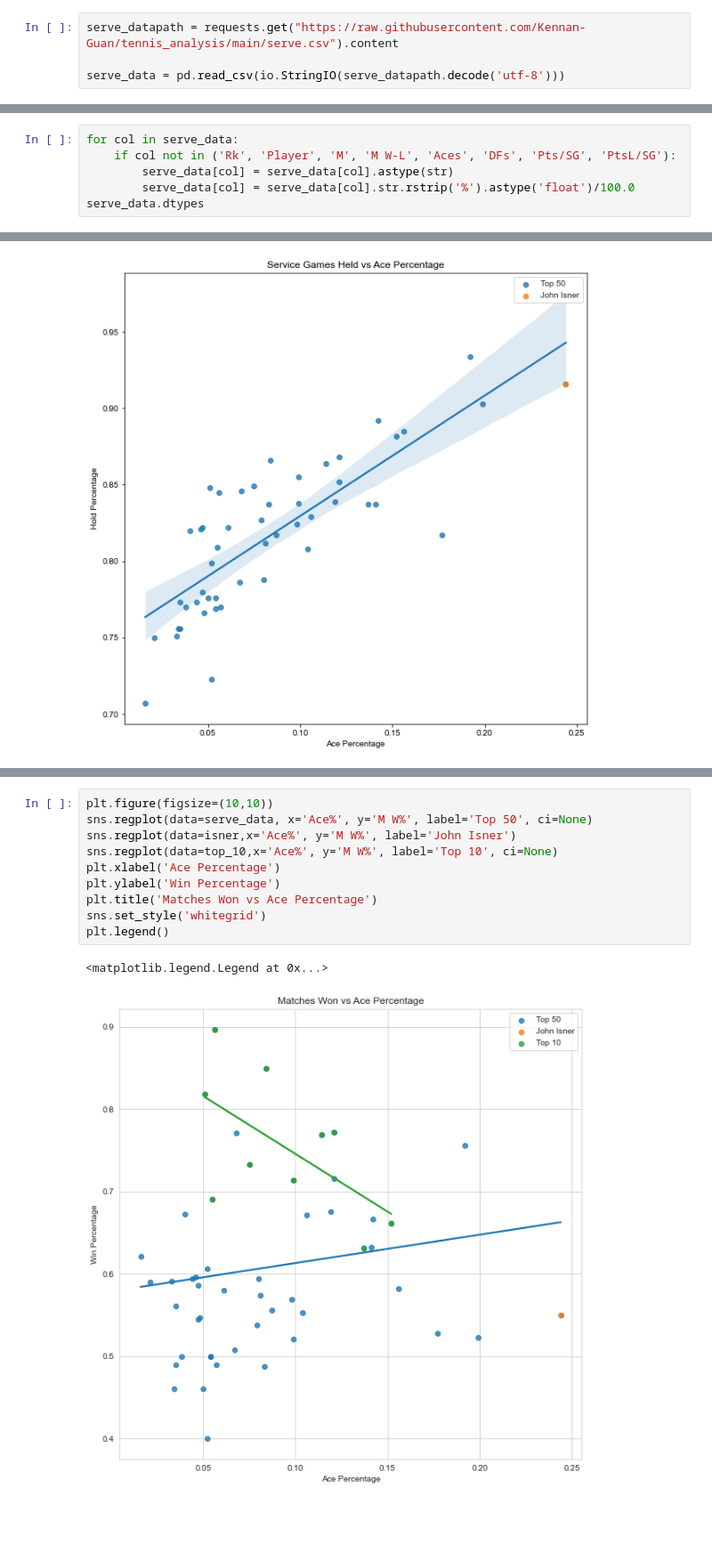
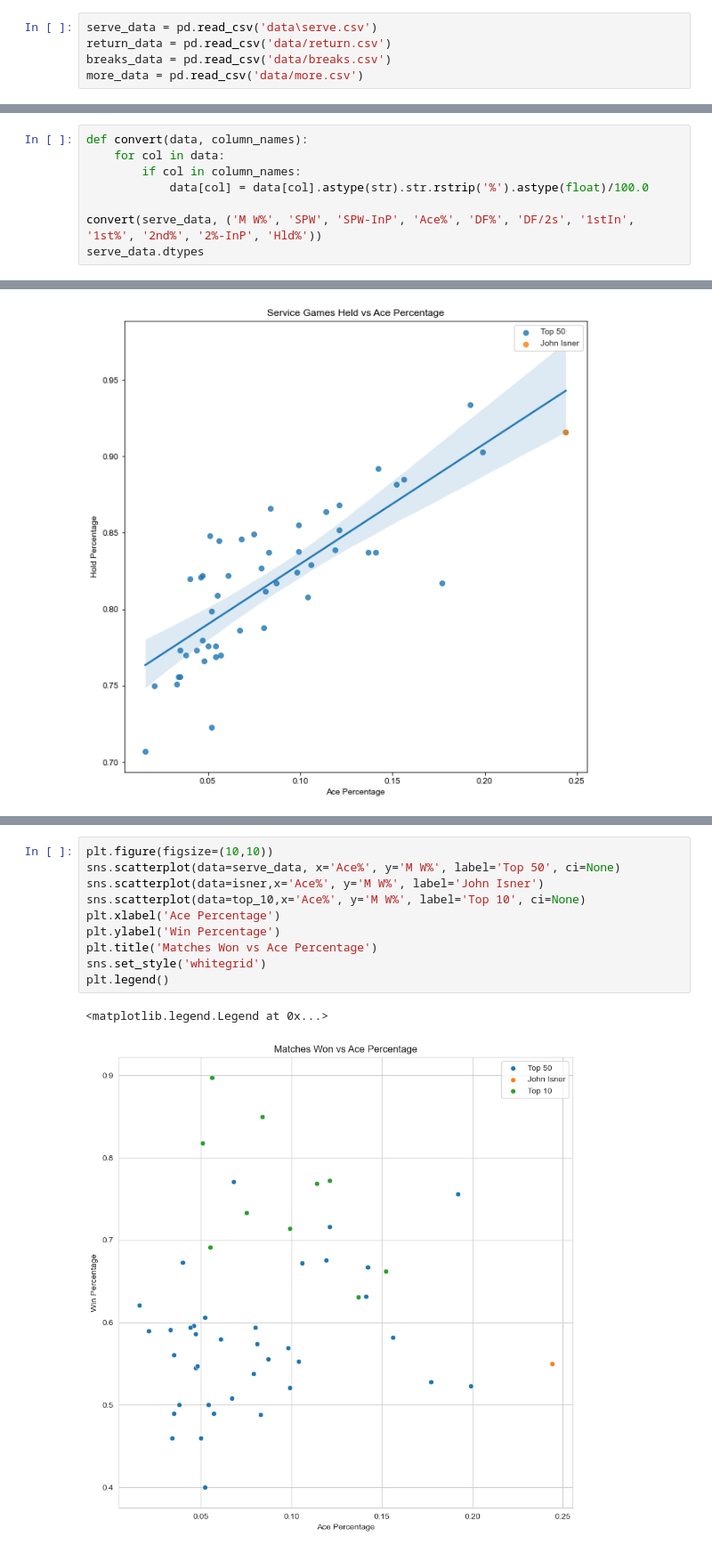
Before and after one commit to Kennan-Guan/tennis_analysis, a Jupyter notebook: tennis-player-stats.ipynb, the cells around one changed output, grey strips where cells are left out. Shown at 89% size. Drawn from its saved outputs; the diff is of its cells as text; blank space fills up the shorter version.

```diff
--- a/tennis-player-stats.ipynb
+++ b/tennis-player-stats.ipynb
@@ -18,5 +21,6 @@ We will now load data from our webscraped csv into a dataframe
 # %%
-serve_datapath = requests.get("https://raw.githubusercontent.com/Kennan-Guan/tennis_analysis/main/serve.csv").content
-
-serve_data = pd.read_csv(io.StringIO(serve_datapath.decode('utf-8')))
+serve_data = pd.read_csv('data\serve.csv')
+return_data = pd.read_csv('data/return.csv')
+breaks_data = pd.read_csv('data/breaks.csv')
+more_data = pd.read_csv('data/more.csv')
 # %% [markdown]
@@ -58,8 +62,10 @@ We see above that many of the columns that contain numbers are listed as objects
 # %%
-for col in serve_data:
-    if col not in ('Rk', 'Player', 'M', 'M W-L', 'Aces', 'DFs', 'Pts/SG', 'PtsL/SG'):
-        serve_data[col] = serve_data[col].astype(str)
-        serve_data[col] = serve_data[col].str.rstrip('%').astype('float')/100.0
+def convert(data, column_names):
+    for col in data:
+        if col in column_names:
+            data[col] = data[col].astype(str).str.rstrip('%').astype(float)/100.0
+
+convert(serve_data, ('M W%', 'SPW',	'SPW-InP', 'Ace%', 'DF%', 'DF/2s', '1stIn',	'1st%', '2nd%', '2%-InP', 'Hld%'))
 serve_data.dtypes
 # %% [output]
 Rk           int64
@@ -123,14 +181,14 @@ Here, I used a simple regression which reveals there is indeed a positive relati
 First, let us compare ace percentage and matches won.
 # %%
 plt.figure(figsize=(10,10))
-sns.regplot(data=serve_data, x='Ace%', y='M W%', label='Top 50', ci=None)
-sns.regplot(data=isner,x='Ace%', y='M W%', label='John Isner')
-sns.regplot(data=top_10,x='Ace%', y='M W%', label='Top 10', ci=None)
+sns.scatterplot(data=serve_data, x='Ace%', y='M W%', label='Top 50', ci=None)
+sns.scatterplot(data=isner,x='Ace%', y='M W%', label='John Isner')
+sns.scatterplot(data=top_10,x='Ace%', y='M W%', label='Top 10', ci=None)
 plt.xlabel('Ace Percentage')
 plt.ylabel('Win Percentage')
 plt.title('Matches Won vs Ace Percentage')
 sns.set_style('whitegrid')
 plt.legend()
 # %% [output]
 <matplotlib.legend.Legend at 0x...>
-[figure, old version]
+[figure, new version]
```
Also changed, not shown: parts of 19 cells of this notebook.
